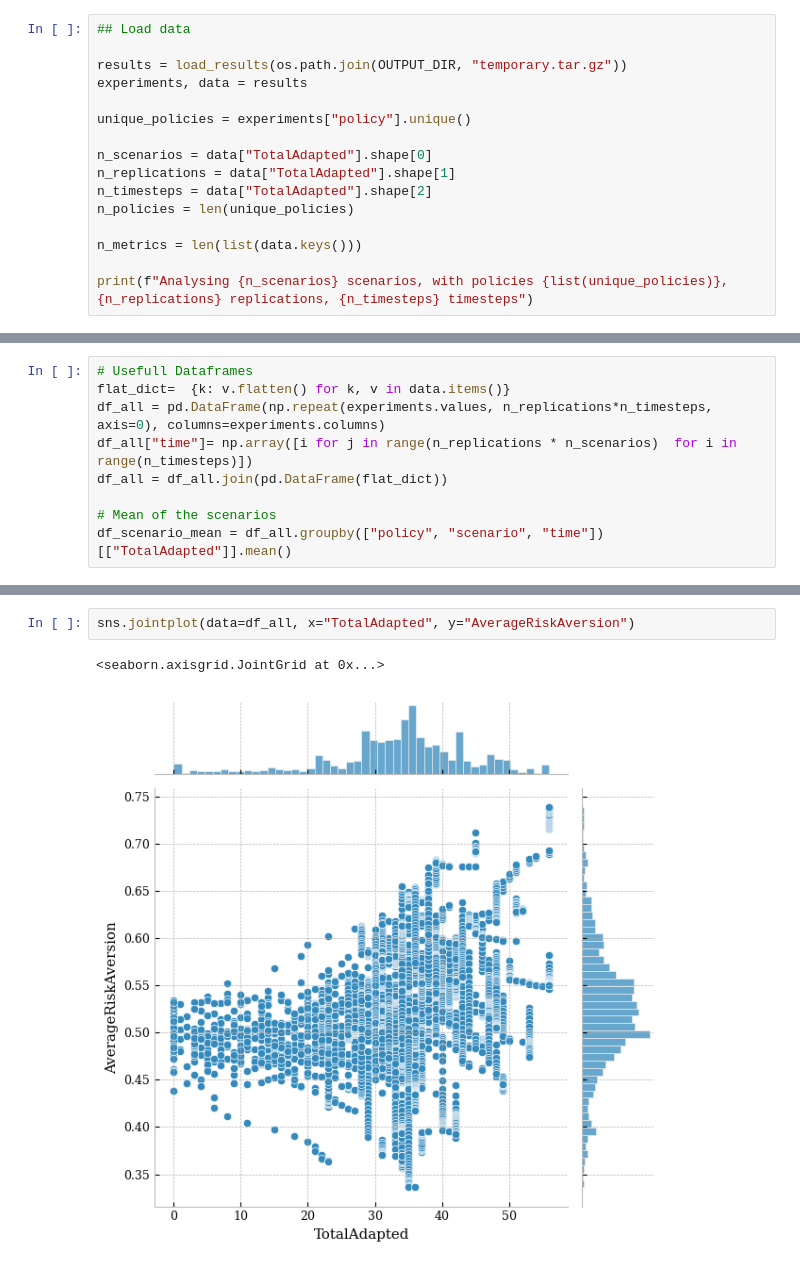
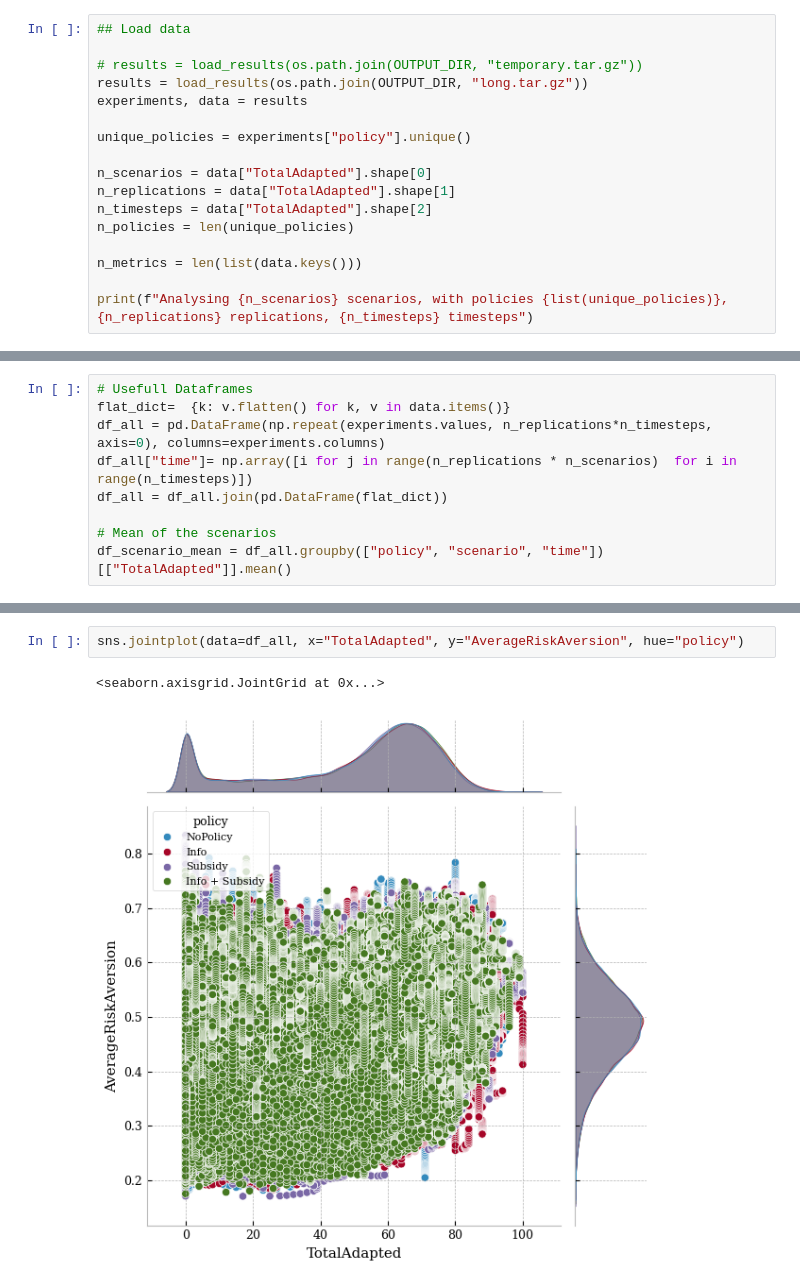
Before and after one commit to simon-van-hulle/abm-flood-adaptation, a Jupyter notebook: analysis/analyse.ipynb, the cells around one changed output, grey strips where cells are left out. Drawn from its saved outputs; the diff is of its cells as text.

```diff
--- a/analysis/analyse.ipynb
+++ b/analysis/analyse.ipynb
@@ -52,7 +52,8 @@ def create_flat_columns_df_from_dict_of_numpy(
 # %%
 ## Load data
 
-results = load_results(os.path.join(OUTPUT_DIR, "temporary.tar.gz"))
+# results = load_results(os.path.join(OUTPUT_DIR, "temporary.tar.gz"))
+results = load_results(os.path.join(OUTPUT_DIR, "long.tar.gz"))
 experiments, data = results
 
 unique_policies = experiments["policy"].unique()
@@ -102,8 +103,8 @@ sns.lineplot(data=df_all, x="time", y="TotalAdapted", hue="policy")
 # %%
-sns.jointplot(data=df_all, x="TotalAdapted", y="AverageRiskAversion")
+sns.jointplot(data=df_all, x="TotalAdapted", y="AverageRiskAversion", hue="policy")
 # %% [output]
 <seaborn.axisgrid.JointGrid at 0x...>
-[figure, old version]
+[figure, new version]
 # %%
 sns.lineplot(data=df_all, x="time", y="SocietalRisk", hue="policy")
 # %% [output]
```
Also changed, not shown: parts of 9 cells of this notebook, 2 other files.
